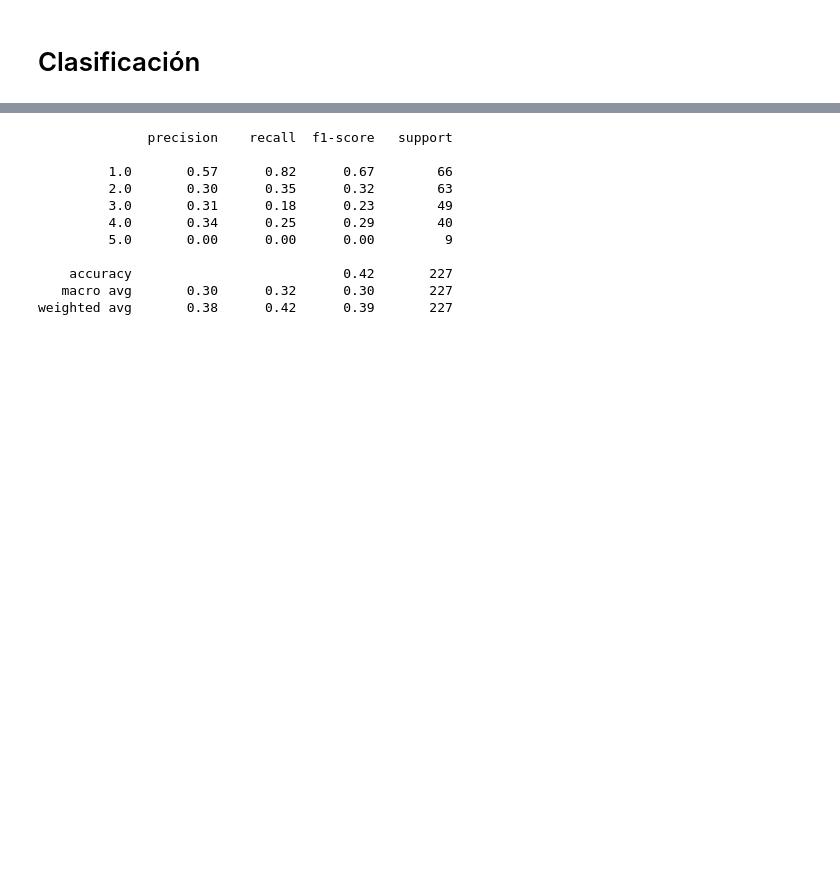
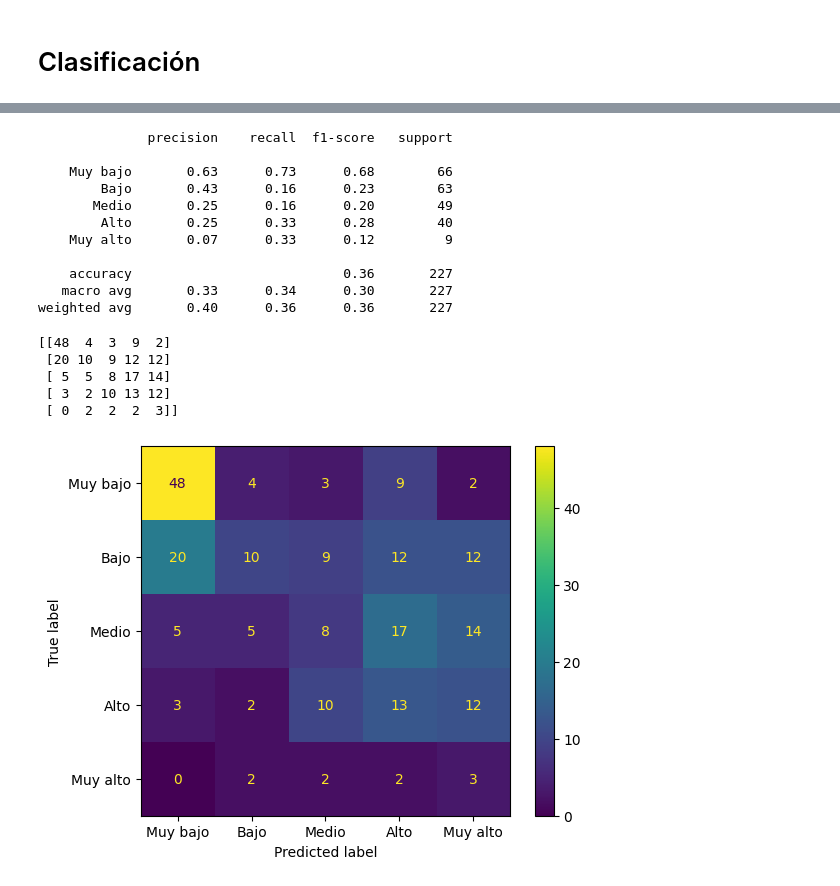
Before and after one commit to mattiaricc05/MaterialDeClase-ISIS-2611, a Jupyter notebook: Práctica Parcial/prueba.ipynb, the cells around one changed output, grey strips where cells are left out. Drawn from its saved outputs; the diff is of its cells as text; code cells hidden in the pictures; blank space fills up the shorter version.

```diff
--- a/Práctica Parcial/prueba.ipynb
+++ b/Práctica Parcial/prueba.ipynb
@@ -167,6 +167,10 @@ Length: 3, dtype: str
 RelacionRomantica:<StringArray>
 ['si', 'no', nan]
 Length: 3, dtype: str
+# %%
+numeric_cols = df.select_dtypes(include=[np.number]).columns.tolist()
+
+df[numeric_cols] = df[numeric_cols].apply(pd.to_numeric, errors='coerce')
 # %% [markdown]
 # Calidad de los datos
 # %% [markdown]
@@ -297,5 +299,3 @@ Como no hay muchos outliers entonces se usa MinMax
-# %%
-df[categorical_cols] = df[categorical_cols].fillna("desconocido")
 # %%
 numeric_transformer = Pipeline(steps=[
     ('imputer', SimpleImputer(strategy='median')),
@@ -509,6 +500,7 @@ pipeline_rl = Pipeline(steps=[
     ('preprocesador', preprocessor),
     ('modelo', LogisticRegression(
         max_iter=1000,
+        class_weight='balanced'
      ))
 ])
 # %%
@@ -529,7 +521,7 @@ grid_rl = GridSearchCV(
     estimator=pipeline_rl,
     param_grid=param_grid_rl,
     cv=5,
-    scoring='f1',
+    scoring='f1_macro',
     n_jobs=-1
 )
 # %%
@@ -575,16 +567,34 @@ mejor_modelo_rl = grid_rl.best_estimator_
 y_pred_rl_train = mejor_modelo_rl.predict(X_train)
 y_pred_rl_test = mejor_modelo_rl.predict(X_test)
 # %%
-print(classification_report(y_test, y_pred_rl_test))
+print(classification_report(
+    y_test,
+    y_pred_rl_test,
+    target_names=['Muy bajo','Bajo','Medio','Alto','Muy alto']
+))
 # %% [output]
               precision    recall  f1-score   support
 
-         1.0       0.57      0.82      0.67        66
-         2.0       0.30      0.35      0.32        63
-         3.0       0.31      0.18      0.23        49
-         4.0       0.34      0.25      0.29        40
-         5.0       0.00      0.00      0.00         9
+    Muy bajo       0.63      0.73      0.68        66
+        Bajo       0.43      0.16      0.23        63
+       Medio       0.25      0.16      0.20        49
+        Alto       0.25      0.33      0.28        40
+    Muy alto       0.07      0.33      0.12         9
 
-    accuracy                           0.42       227
-   macro avg       0.30      0.32      0.30       227
-weighted avg       0.38      0.42      0.39       227
+    accuracy                           0.36       227
+   macro avg       0.33      0.34      0.30       227
+weighted avg       0.40      0.36      0.36       227
+# %%
+matriz_confusion = confusion_matrix(y_test, y_pred_rl_test)
+print(matriz_confusion)
+# %% [output]
+[[48  4  3  9  2]
+ [20 10  9 12 12]
+ [ 5  5  8 17 14]
+ [ 3  2 10 13 12]
+ [ 0  2  2  2  3]]
+# %%
+ConfusionMatrixDisplay.from_predictions(y_test, y_pred_rl_test, display_labels=['Muy bajo','Bajo','Medio','Alto','Muy alto'])
+plt.show()
+# %% [output]
+[figure, added]
```
Also changed, not shown: parts of 4 cells of this notebook, 14 other files.
